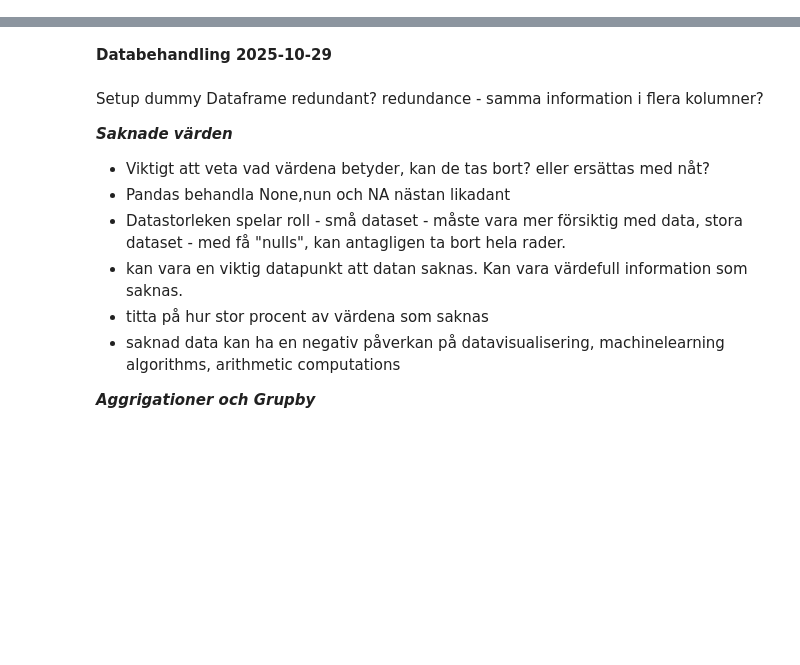
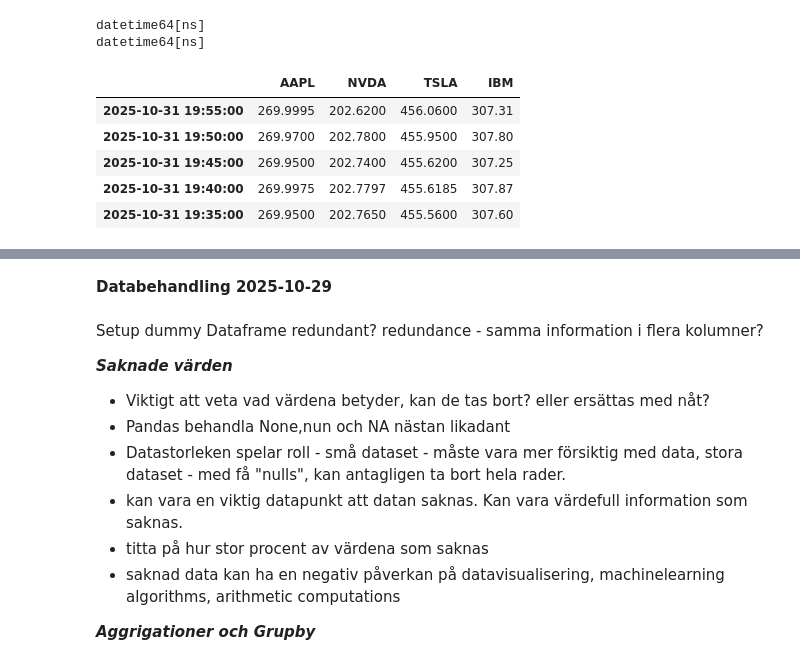
Before and after one commit to F-Degerman/data-mining-FANNY-DEGERMAN, a Jupyter notebook: Notebook_DM.ipynb, the cells around one changed output, grey strips where cells are left out. Saved outputs shown, nothing was run; the diff lists cells and outputs as text; code cells hidden in the pictures; blank space fills up the shorter version.

```diff
--- a/Notebook_DM.ipynb
+++ b/Notebook_DM.ipynb
@@ -0,0 +180,17 @@
+# %%
+# working with time series index
+
+print(stocks.index.dtype)
+# type cast index from object to datetime
+stocks.index = pd.to_datetime(stocks.index) # cast index to datetime, omvandla typen till datetime
+print(stocks.index.dtype)
+stocks.head()
+# %% [output]
+datetime64[ns]
+datetime64[ns]
+|  | AAPL | NVDA | TSLA | IBM |
+| 2025-10-31 19:55:00 | 269.9995 | 202.6200 | 456.0600 | 307.31 |
+| 2025-10-31 19:50:00 | 269.9700 | 202.7800 | 455.9500 | 307.80 |
+| 2025-10-31 19:45:00 | 269.9500 | 202.7400 | 455.6200 | 307.25 |
+| 2025-10-31 19:40:00 | 269.9975 | 202.7797 | 455.6185 | 307.87 |
+| 2025-10-31 19:35:00 | 269.9500 | 202.7650 | 455.5600 | 307.60 |
```
Also changed, not shown: parts of 30 cells of this notebook, 9 other files.
